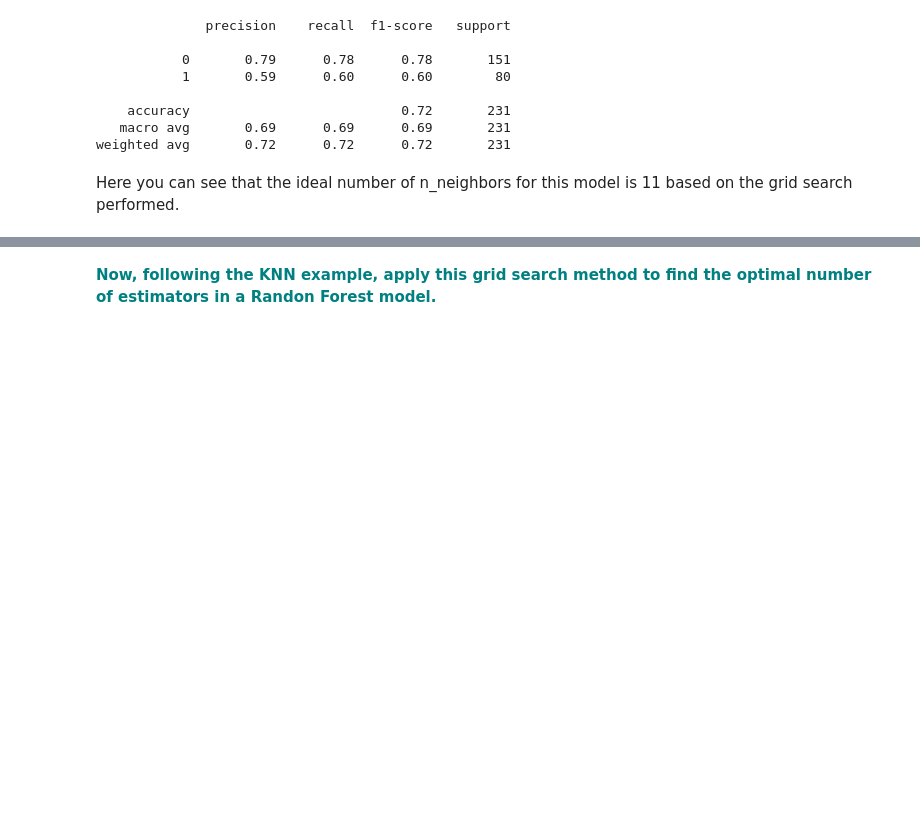
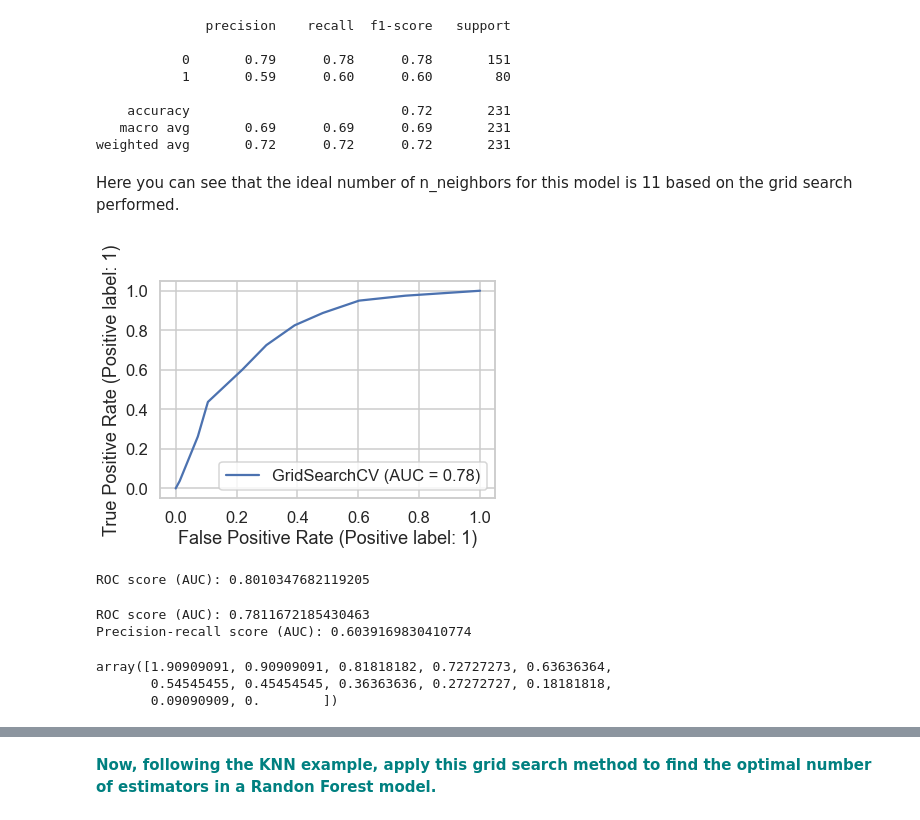
Before and after one commit to mendyhsu/Springboard, a Jupyter notebook: Unit18_2_4_GridSearchKNN_Case_Study/GridSearchKNN_Case_Study.ipynb, the cells around one changed output, grey strips where cells are left out. Cells and saved outputs as stored; diff of their text form; code cells hidden in the pictures; blank space fills up the shorter version.

```diff
--- a/Unit18_2_4_GridSearchKNN_Case_Study/GridSearchKNN_Case_Study.ipynb
+++ b/Unit18_2_4_GridSearchKNN_Case_Study/GridSearchKNN_Case_Study.ipynb
@@ -288,3 +288,9 @@ print(classification_report(y_test, y_pred))
 weighted avg       0.72      0.72      0.72       231
 # %% [markdown]
 Here you can see that the ideal number of n_neighbors for this model is 11 based on the grid search performed.
+# %%
+from sklearn.metrics import plot_roc_curve
+knn_disp = plot_roc_curve(knn_cv, X_test, y_test)
+plt.show()
+# %% [output]
+[figure, added]
@@ -290,0 +300,22 @@ Here you can see that the ideal number of n_neighbors for this model is 11 based
+# %%
+print('ROC score (AUC):', roc_auc_score(y_test, knn_cv.predict_proba(X_test)[:, 1]))
+# %% [output]
+ROC score (AUC): 0.8010347682119205
+# %%
+y_score = knn_cv.predict_proba(X_test)[:,1] #Prob. of label 1
+
+fpr, tpr, thres = roc_curve(y_test, y_score, pos_label=knn_cv.classes_[1])
+roc_display = RocCurveDisplay(fpr=fpr, tpr=tpr)
+print('ROC score (AUC):', auc(fpr, tpr))   # Area under ROC curve
+
+prec, recall, _ = precision_recall_curve(y_test, y_score, pos_label=knn_cv.classes_[1])
+pr_display = PrecisionRecallDisplay(precision=prec, recall=recall)
+print('Precision-recall score (AUC):', auc(recall, prec)) # Area under Precision-recall curve
+
+thres
+# %% [output]
+ROC score (AUC): 0.7811672185430463
+Precision-recall score (AUC): 0.6039169830410774
+array([1.90909091, 0.90909091, 0.81818182, 0.72727273, 0.63636364,
+       0.54545455, 0.45454545, 0.36363636, 0.27272727, 0.18181818,
+       0.09090909, 0.        ])
```
Also changed, not shown: parts of 2 cells of this notebook, 3 other files.
